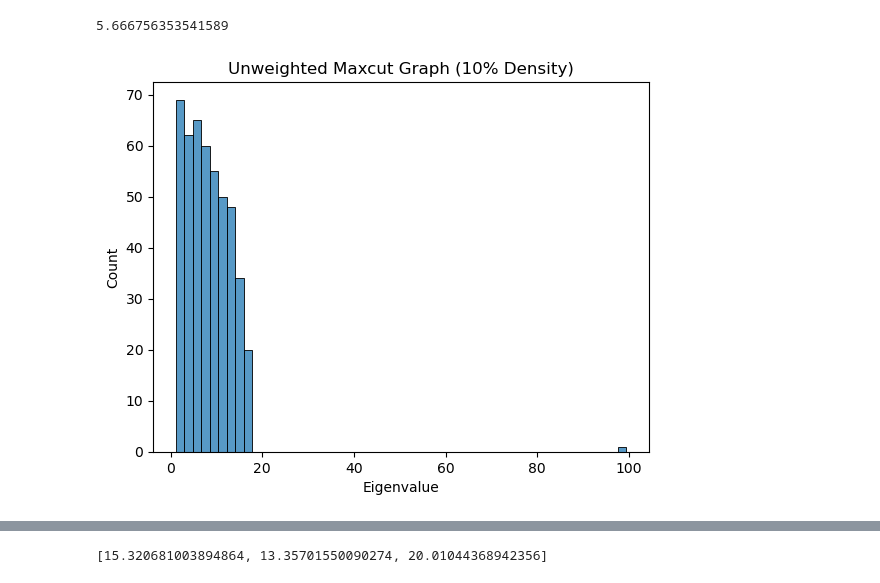
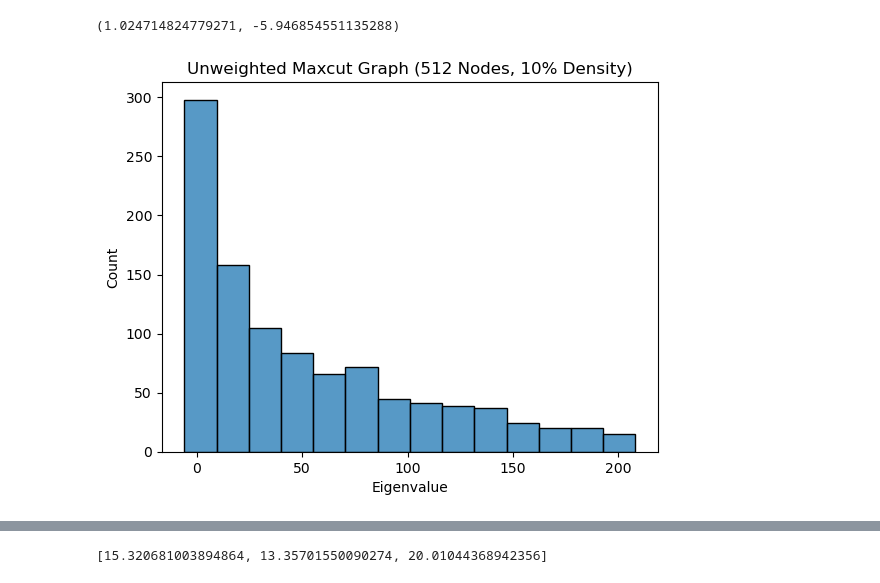
Before and after one commit to mxburns2022/Parallel-Ising-Analysis, a Jupyter notebook: test_concurrent.ipynb, the cells around one changed output, grey strips where cells are left out. Drawn from its saved outputs; the diff is of its cells as text; code cells hidden in the pictures.

```diff
--- a/test_concurrent.ipynb
+++ b/test_concurrent.ipynb
@@ -1,31 +1,34 @@
 # %%
 import torch
 import matplotlib.pyplot as plt
 import networkx as nx
 import numpy as np
 import seaborn as sns
 from tqdm import tqdm
 device = 'cuda:0'
-G = nx.erdos_renyi_graph(n=500, p=.2)
+G = nx.erdos_renyi_graph(n=1024, p=.1)
+
 while nx.is_connected(G) == False:
-    G = nx.erdos_renyi_graph(n=500, p=.2)
+    G = nx.erdos_renyi_graph(n=64, p=.1)
 edges = np.random.choice([-1,1], G.number_of_edges())
-# for i, e in enumerate(G.edges()):
-#     G.edges[e[0], e[1]]['weight'] = edges[i]
-
+for i, e in enumerate(G.edges()):
+    G.edges[e[0], e[1]]['weight'] = edges[i]
+# G = nx.convert_node_labels_to_integers(nx.grid_2d_graph(n=20, m=20, periodic=True))
 # eweights = G.edges()
-A = -torch.tensor(nx.to_numpy_array(G, np.arange(G.number_of_nodes()), weight='weight'), device=device)
-blocks = np.array_split(np.arange(G.number_of_nodes()), 8)
+order = np.random.choice(np.arange(G.number_of_nodes()), size=G.number_of_nodes(), replace=False)
+A = -torch.tensor(nx.to_numpy_array(G, order, weight='weight'), device=device)
+blocks = np.array_split(np.arange(G.number_of_nodes()), 2)
+B = G.number_of_nodes() // len(blocks)
 JInternal = torch.block_diag(*[A[np.ix_(b,b)] for b in blocks] )
 JExt = A - JInternal
-eig = torch.linalg.eigh(A)
-vals = torch.linalg.eigvals(A).cpu().numpy().real
-vals = np.abs(vals[np.abs(vals) > 1])
+eig = torch.linalg.eigh(JInternal)
+vals = torch.linalg.eigvals(A@JExt).cpu().numpy().real
+# vals = np.abs(vals[np.abs(vals) > 1])
 
-ax=sns.histplot(vals)
+ax = sns.histplot(vals)
 ax.set_xlabel('Eigenvalue')
-ax.set_title('Unweighted Maxcut Graph (10% Density)')
-vals[0] / vals[1]
+ax.set_title('Unweighted Maxcut Graph (512 Nodes, 10% Density)')
+vals[0] / vals[1], vals.min()
 # %% [output]
-5.666756353541589
+(1.024714824779271, -5.946854551135288)
-[figure, old version]
+[figure, new version]
```
Also changed, not shown: parts of 18 cells of this notebook, 3 other files.
